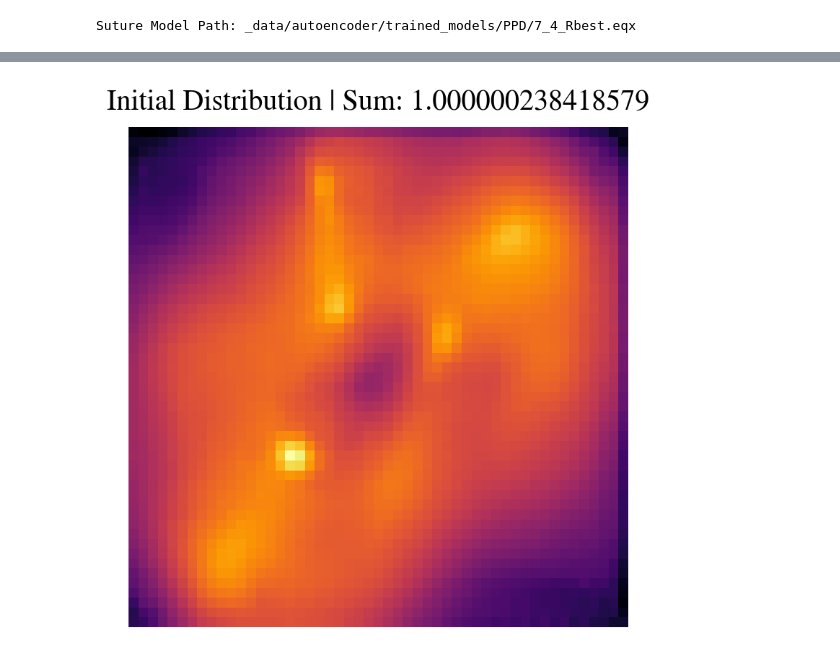
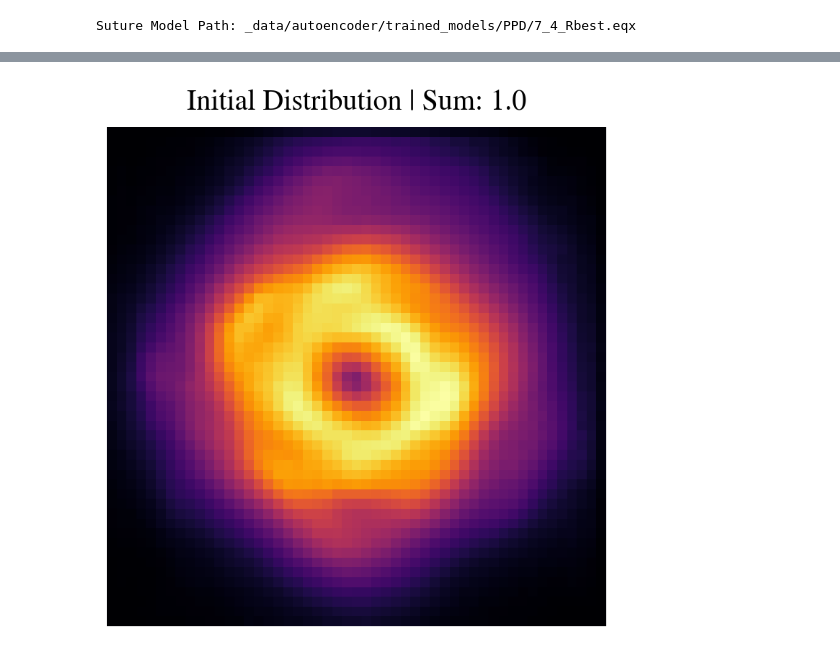
Before and after one commit to JonahDG/frito, a Jupyter notebook: notebooks/Testing/DiscoTesting.ipynb, the cells around one changed output, grey strips where cells are left out. Drawn from its saved outputs; the diff is of its cells as text; code cells hidden in the pictures.

```diff
--- a/notebooks/Testing/DiscoTesting.ipynb
+++ b/notebooks/Testing/DiscoTesting.ipynb
@@ -257,7 +266,9 @@ sutured_ae = eqx.tree_deserialise_leaves(sutured_model_path, sutured_ae_struct)
 print(f"Suture Model Path: {sutured_model_path}")
 
 def sum2unity(X):
-    return X / np.sum(X, axis=(1, 2), keepdims=True)
+    pix_sum = np.sum(X, axis=(1,2), keepdims=True)
+    norm_pix = X/pix_sum
+    return norm_pix
 
 sum2unity_layer     = eqx.nn.Lambda(lambda z: sum2unity(z))
 norm_sutured_ae     = eqx.tree_at(
@@ -266,7 +277,7 @@ norm_sutured_ae     = eqx.tree_at(
         sutured_ae.modules[1].layers + [sum2unity_layer]
 )
 
-encoder, decoder = sutured_ae.modules
+# encoder, decoder = sutured_ae.modules
 encoder, decoder = norm_sutured_ae.modules
 # %% [output]
 Suture Model Path: _data/autoencoder/trained_models/PPD/7_4_Rbest.eqx
@@ -273,6 +311,38 @@ Suture Model Path: _data/autoencoder/trained_models/PPD/7_4_Rbest.eqx
+# %%
+def embed2(X, m, s, v):
+    return (X - m) @ v.T / np.sqrt(s ** 2 / 170)
+
+
+embed_layer2 = eqx.nn.Lambda(
+    lambda z: embed2(z, svd2['mean'], svd2['s'], svd2['v'])
+)
+norm2_sutured_ae = eqx.tree_at(
+    lambda m: m.modules[0].layers,
+    norm_sutured_ae,
+    norm_sutured_ae.modules[0].layers + [embed_layer2],
+)
+
+
+def unembed2(embedded, m, s, v):
+    return ((embedded) * np.sqrt(s ** 2 / 170)) @ v + m
+
+
+unembed_layer2 = eqx.nn.Lambda(
+    lambda z: unembed2(z, svd2['mean'], svd2['s'], svd2['v'])
+)
+norm2_sutured_ae = eqx.tree_at(
+    lambda m: m.modules[1].layers,
+    norm2_sutured_ae,
+    [unembed_layer2] + norm2_sutured_ae.modules[1].layers,#[1:],
+)
+encoder, decoder = norm2_sutured_ae.modules
+# %%
+# encoder, decoder = norm_sutured_ae.modules
+encoder, decoder = norm2_sutured_ae.modules
 # %%
 init_latent = np.zeros((170,))
-init_dist = decoder(init_latent)[0]
+init_dist = decoder(init_latent)
+init_dist = init_dist[0]
 fig, ax = plt.subplots(figsize=(3, 3))
 ax.imshow(init_dist)
 ax.set_axis_off()
@@ -282 +352 @@ Text(0.5, 1.0, 'Initial Distribution | Sum: 1.000000238418579')
-[figure, old version]
+[figure, new version]
```
Also changed, not shown: parts of 47 cells of this notebook, 7 other files.
